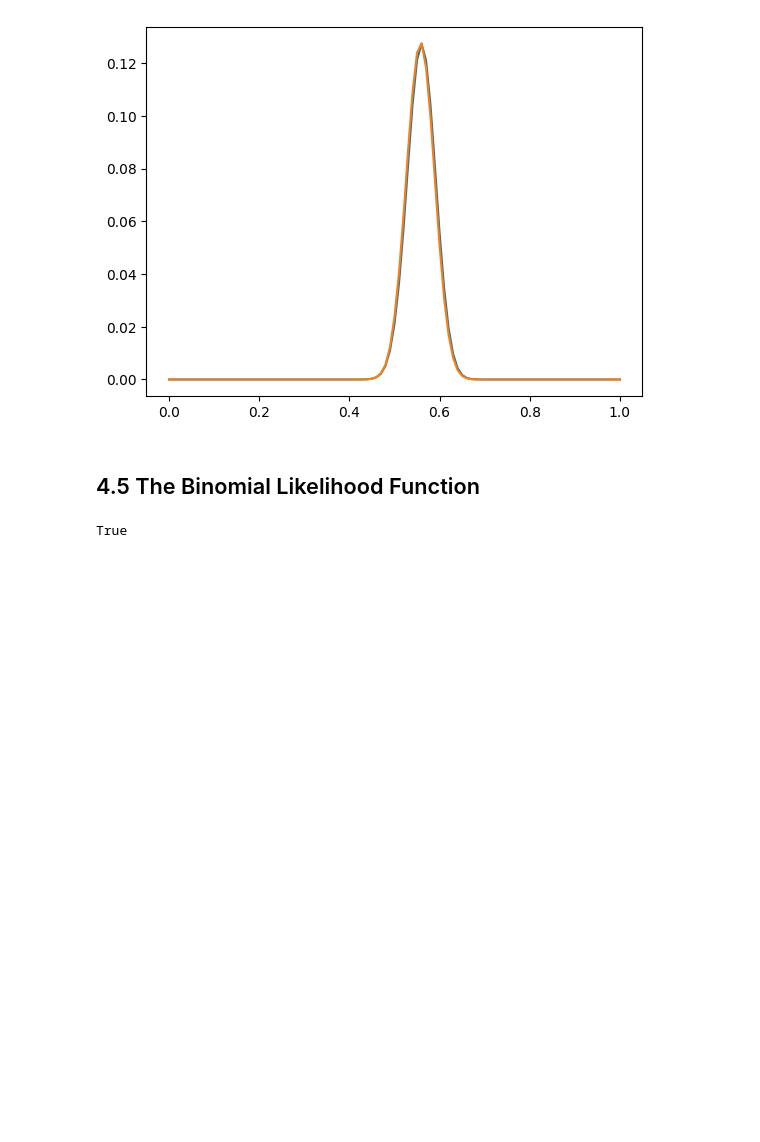
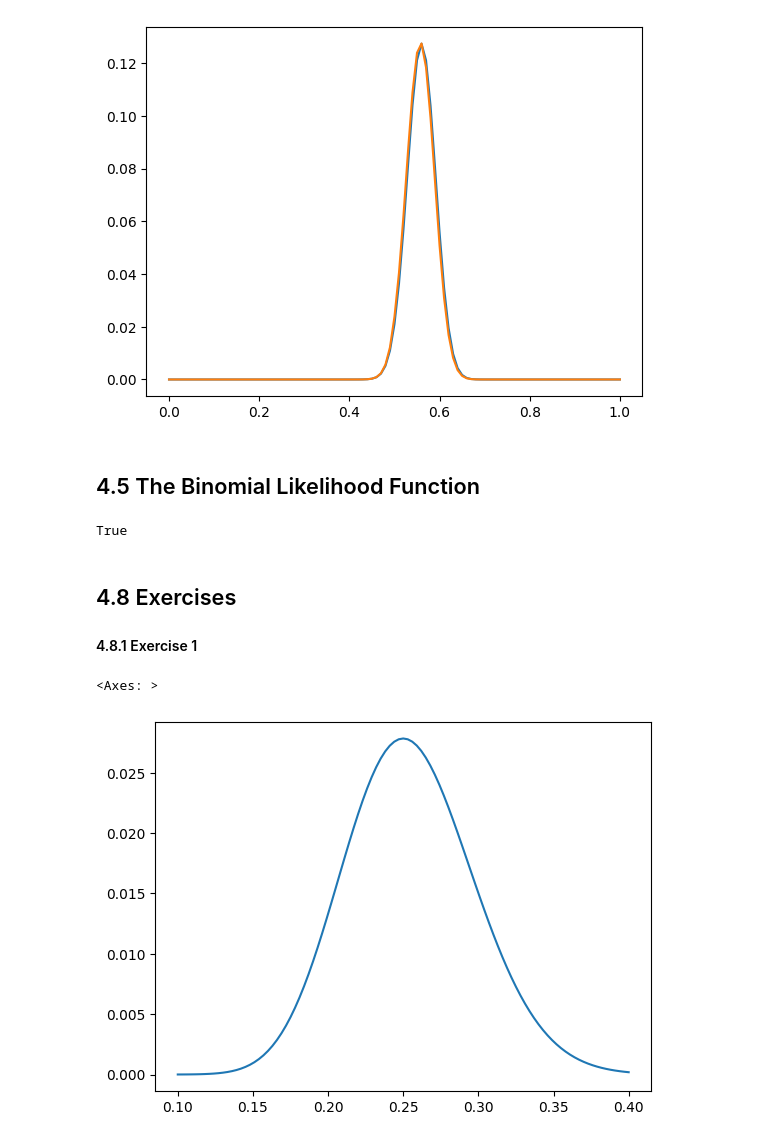
Before and after one commit to Xupeiyi/think-bayes, a Jupyter notebook: chapter4.ipynb, the cells around one changed output. Drawn from its saved outputs; the diff is of its cells as text; code cells hidden in the pictures; blank space fills up the shorter version.

Commit message:
finished exercise 4.8.1

```diff
--- a/chapter4.ipynb
+++ b/chapter4.ipynb
@@ -80,18 +83,32 @@ triangle.plot()
 # %% [markdown]
 ## 4.5 The Binomial Likelihood Function
 # %%
-def update_binomial(pmf, data):
+def update_binomial(pmf, k, n):
     """Update pmf using the binomial distribution."""
-    k, n = data
-    xs = pmf.qs
-    likelihood = binom.pmf(k, n, xs)
+    pmf = pmf.copy()
+    ps = pmf.qs
+
+    likelihood = binom.pmf(k, n, ps)
     pmf *= likelihood
     pmf.normalize()
 
+    return pmf
 
-uniform2 = Pmf(1, hypos, name='uniform2')
-data = 140, 250
-update_binomial(uniform2, data)
-np.allclose(uniform, uniform2)
+
+uniform_prior2 = Pmf(1/len(hypos), hypos, name='uniform2')
+uniform_posterior2 = update_binomial(uniform_prior2, 140, 250)
+np.allclose(uniform_posterior, uniform_posterior2)
 # %% [output]
 True
+# %% [markdown]
+## 4.8 Exercises
+#### 4.8.1 Exercise 1
+# %%
+hypos = np.linspace(0.1, 0.4, 101)
+prior = Pmf(1 / len(hypos), hypos)
+
+average_prior = update_binomial(prior, 25, 100)
+average_prior.plot()
+# %% [output]
+<Axes: >
+[figure, added]
```
Also changed, not shown: parts of 8 cells of this notebook.
